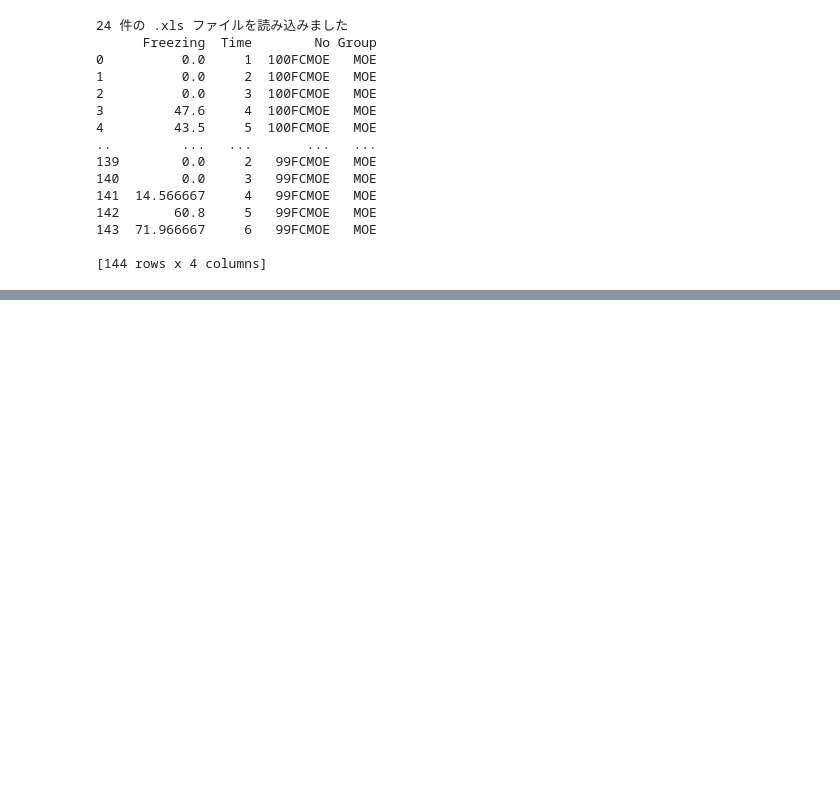
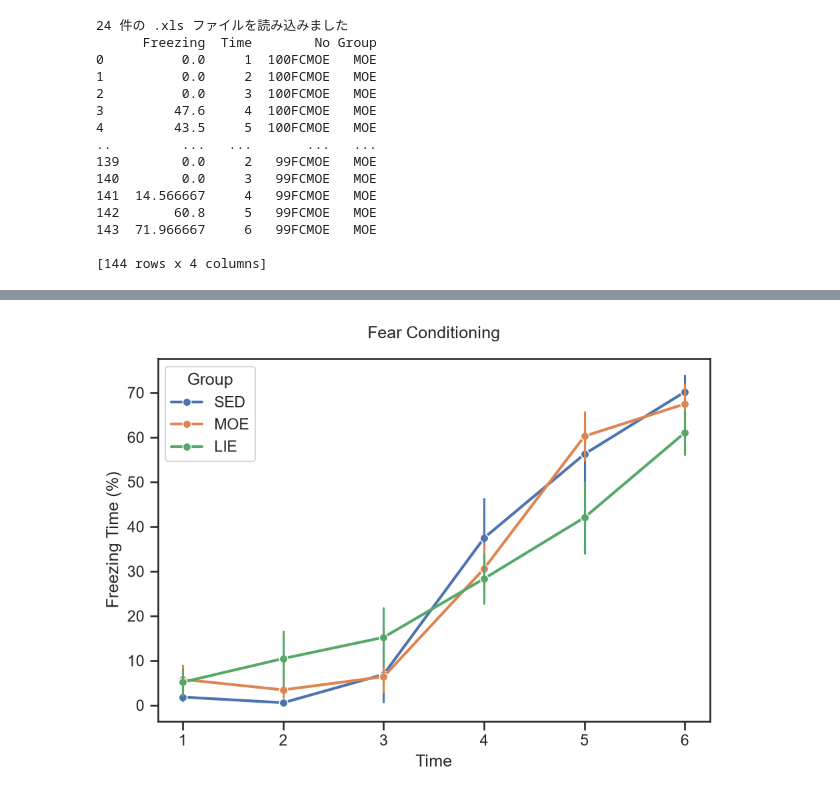
Before and after one commit to RyoShimoda/Python_MSSE_analysis, a Jupyter notebook: scripts/python_test.ipynb, the cells around one changed output, grey strips where cells are left out. Drawn from its saved outputs; the diff is of its cells as text; code cells hidden in the pictures; blank space fills up the shorter version.

Commit message:
seaborn版とmatplotlib版のグラフの描画方法を追加。

```diff
--- a/scripts/python_test.ipynb
+++ b/scripts/python_test.ipynb
@@ -175,0 +176,32 @@ AttributeError: Line2D.set() got an unexpected keyword argument 'capsize'
+# %%
+# この書き方で事前データを作成する必要はない (seabornのlineplotで自動計算されるため)
+import seaborn as sns
+import matplotlib.pyplot as plt
+import pandas as pd
+
+# Group の順番を SED を先頭に固定
+group_order = ["SED"] + [c for c in dataFC["Group"].dropna().unique() if c != "SED"]
+
+sns.set_style("ticks")
+
+PlotFC = sns.lineplot(
+    data=dataFC,
+    x="Time",
+    y="Freezing",
+    hue="Group",
+    hue_order=group_order,
+    estimator="mean",
+    errorbar="se",
+    marker="o",
+    linewidth=2,
+    err_style="bars",
+)
+
+plt.xlabel("Time")
+plt.ylabel("Freezing Time (%)")
+plt.title("Fear Conditioning", pad=15)
+plt.legend(title="Group")
+plt.tight_layout()
+plt.show()
+# %% [output]
+[figure, added]
```
Also changed, not shown: parts of 2 cells of this notebook.
